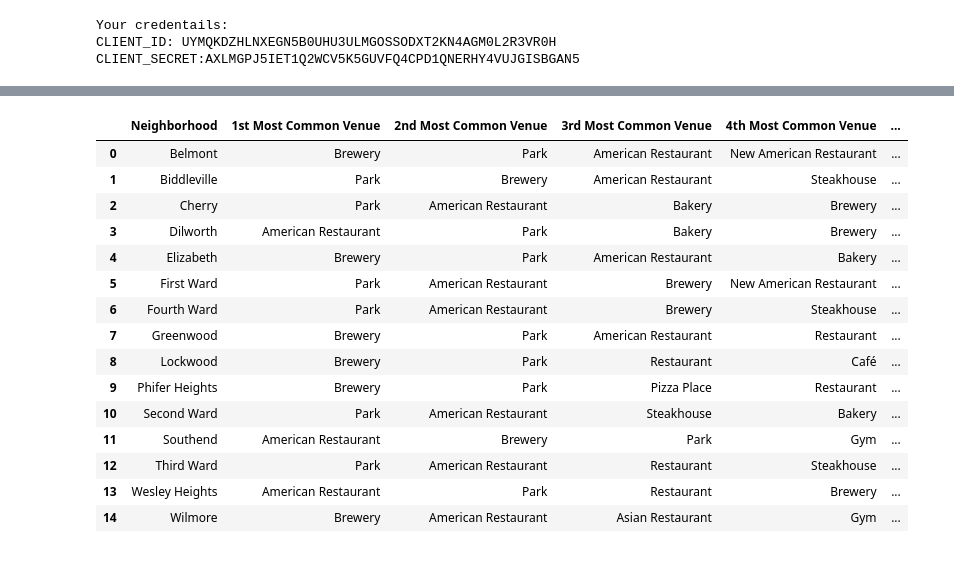
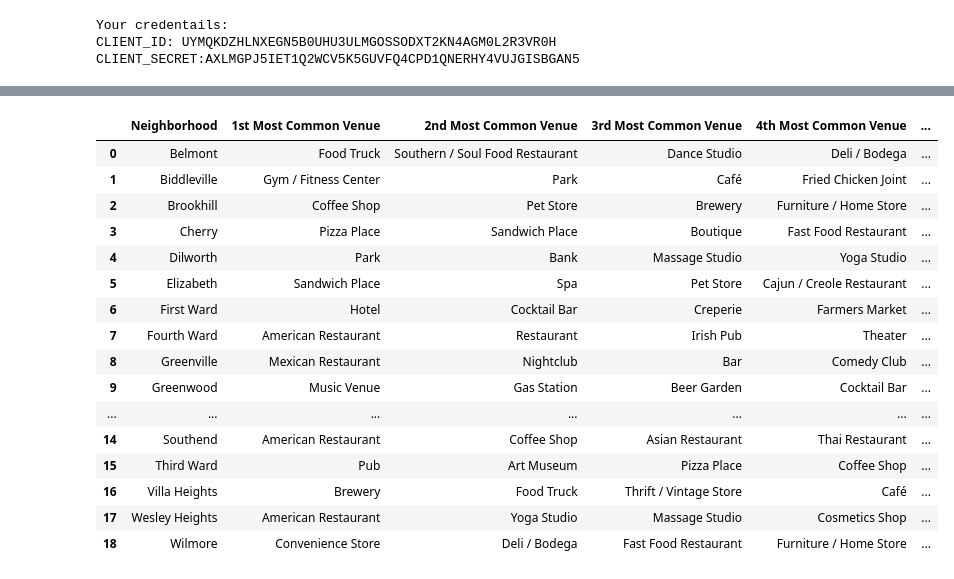
Before and after one commit to keyottabarber/Coursera_Capstone, a Jupyter notebook: Capstone Project Notebook.ipynb, the cells around one changed output, grey strips where cells are left out. Cells and saved outputs as stored; diff of their text form; code cells hidden in the pictures.

Commit message:
Published from Watson Studio.

```diff
--- a/Capstone Project Notebook.ipynb
+++ b/Capstone Project Notebook.ipynb
@@ -254,16 +229,0 @@ def get_category_type(row):
-# %%
-venues = results['response']['groups'][0]['items']
-
-nearby_venues = json_normalize(venues) # flatten JSON
-
-# filter columns
-filtered_columns = ['venue.name', 'venue.categories', 'venue.location.lat', 'venue.location.lng']
-nearby_venues =nearby_venues.loc[:, filtered_columns]
-
-# filter the category for each row
-nearby_venues['venue.categories'] = nearby_venues.apply(get_category_type, axis=1)
-
-# clean columns
-nearby_venues.columns = [col.split(".")[-1] for col in nearby_venues.columns]
-
-nearby_venues.head()
@@ -277,5 +234,5 @@ nearby_venues.head()
 # %%
-def getNearbyVenues(names, latitudes, longitudes, radius=5000):
+def getNearbyVenues(names, latitudes, longitudes, radius=500):
 
     venues_list=[]
     for name, lat, lng in zip(names, latitudes, longitudes):
@@ -317,5 +276,5 @@ def getNearbyVenues(names, latitudes, longitudes, radius=5000):
 # %%
-southcharlotte_venues = getNearbyVenues(names=df_data_3['Neighborhood'],
+charlotte_venues = getNearbyVenues(names=df_data_3['Neighborhood'],
                                    latitudes=df_data_3['Latitude'],
                                    longitudes=df_data_3['Longitude']
                                   )
@@ -380,9 +350,9 @@ There are 103 uniques categories.
 # %%
 # one hot encoding
-charlotte_onehot = pd.get_dummies(southcharlotte_venues[['Venue Category']], prefix="", prefix_sep="")
+charlotte_onehot = pd.get_dummies(charlotte_venues[['Venue Category']], prefix="", prefix_sep="")
 
 # add neighborhood column back to dataframe
-charlotte_onehot['Neighborhood'] = southcharlotte_venues['Neighborhood']
+charlotte_onehot['Neighborhood'] = charlotte_venues['Neighborhood']
 
 # move neighborhood column to the first column
 fixed_columns = [charlotte_onehot.columns[-1]] + list(charlotte_onehot.columns[:-1])
@@ -463,40 +438,41 @@ def return_most_common_venues(row, num_top_venues):
 
     return row_categories_sorted.index.values[0:num_top_venues]
 # %%
-num_top_venues = 10
+##### num_top_venues = 10
 
 indicators = ['st', 'nd', 'rd']
 
 # create columns according to number of top venues
 columns = ['Neighborhood']
 for ind in np.arange(num_top_venues):
     try:
         columns.append('{}{} Most Common Venue'.format(ind+1, indicators[ind]))
     except:
         columns.append('{}th Most Common Venue'.format(ind+1))
 
 # create a new dataframe
 neighborhoods_venues_sorted = pd.DataFrame(columns=columns)
 neighborhoods_venues_sorted['Neighborhood'] = charlotte_grouped['Neighborhood']
 
 for ind in np.arange(charlotte_grouped.shape[0]):
     neighborhoods_venues_sorted.iloc[ind, 1:] = return_most_common_venues(charlotte_grouped.iloc[ind, :], num_top_venues)
 
 neighborhoods_venues_sorted
 # %% [output]
 |  | Neighborhood | 1st Most Common Venue | 2nd Most Common Venue | 3rd Most Common Venue | 4th Most Common Venue | ... |
-| 0 | Belmont | Brewery | Park | American Restaurant | New American Restaurant | ... |
-| 1 | Biddleville | Park | Brewery | American Restaurant | Steakhouse | ... |
-| 2 | Cherry | Park | American Restaurant | Bakery | Brewery | ... |
-| 3 | Dilworth | American Restaurant | Park | Bakery | Brewery | ... |
-| 4 | Elizabeth | Brewery | Park | American Restaurant | Bakery | ... |
-| 5 | First Ward | Park | American Restaurant | Brewery | New American Restaurant | ... |
-| 6 | Fourth Ward | Park | American Restaurant | Brewery | Steakhouse | ... |
-| 7 | Greenwood | Brewery | Park | American Restaurant | Restaurant | ... |
-| 8 | Lockwood | Brewery | Park | Restaurant | Café | ... |
-| 9 | Phifer Heights | Brewery | Park | Pizza Place | Restaurant | ... |
-| 10 | Second Ward | Park | American Restaurant | Steakhouse | Bakery | ... |
-| 11 | Southend | American Restaurant | Brewery | Park | Gym | ... |
-| 12 | Third Ward | Park | American Restaurant | Restaurant | Steakhouse | ... |
-| 13 | Wesley Heights | American Restaurant | Park | Restaurant | Brewery | ... |
-| 14 | Wilmore | Brewery | American Restaurant | Asian Restaurant | Gym | ... |
+| 0 | Belmont | Food Truck | Southern / Soul Food Restaurant | Dance Studio | Deli / Bodega | ... |
+| 1 | Biddleville | Gym / Fitness Center | Park | Café | Fried Chicken Joint | ... |
+| 2 | Brookhill | Coffee Shop | Pet Store | Brewery | Furniture / Home Store | ... |
+| 3 | Cherry | Pizza Place | Sandwich Place | Boutique | Fast Food Restaurant | ... |
+| 4 | Dilworth | Park | Bank | Massage Studio | Yoga Studio | ... |
+| 5 | Elizabeth | Sandwich Place | Spa | Pet Store | Cajun / Creole Restaurant | ... |
+| 6 | First Ward | Hotel | Cocktail Bar | Creperie | Farmers Market | ... |
+| 7 | Fourth Ward | American Restaurant | Restaurant | Irish Pub | Theater | ... |
+| 8 | Greenville | Mexican Restaurant | Nightclub | Bar | Comedy Club | ... |
+| 9 | Greenwood | Music Venue | Gas Station | Beer Garden | Cocktail Bar | ... |
+| ... | ... | ... | ... | ... | ... | ... |
+| 14 | Southend | American Restaurant | Coffee Shop | Asian Restaurant | Thai Restaurant | ... |
+| 15 | Third Ward | Pub | Art Museum | Pizza Place | Coffee Shop | ... |
+| 16 | Villa Heights | Brewery | Food Truck | Thrift / Vintage Store | Café | ... |
+| 17 | Wesley Heights | American Restaurant | Yoga Studio | Massage Studio | Cosmetics Shop | ... |
+| 18 | Wilmore | Convenience Store | Deli / Bodega | Fast Food Restaurant | Furniture / Home Store | ... |
```
Also changed, not shown: parts of 57 cells of this notebook.
